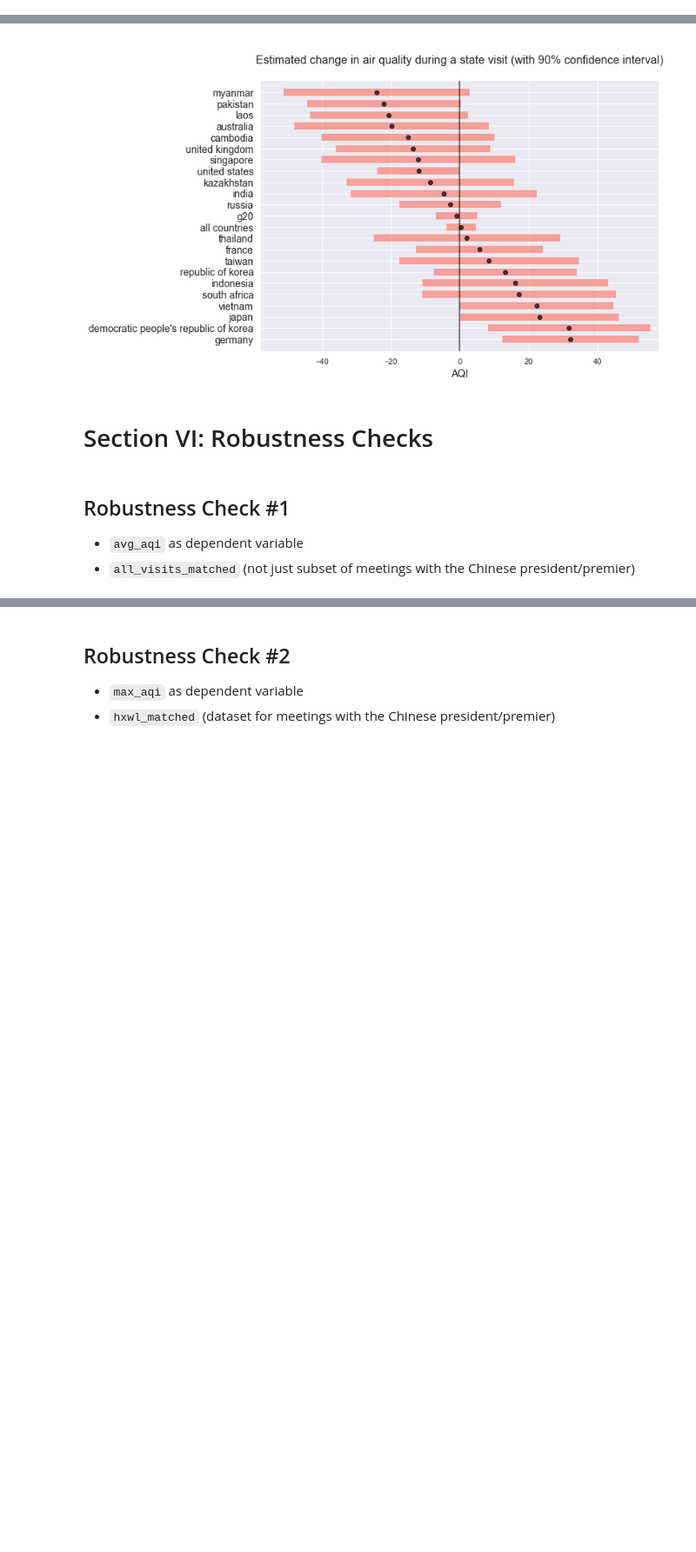
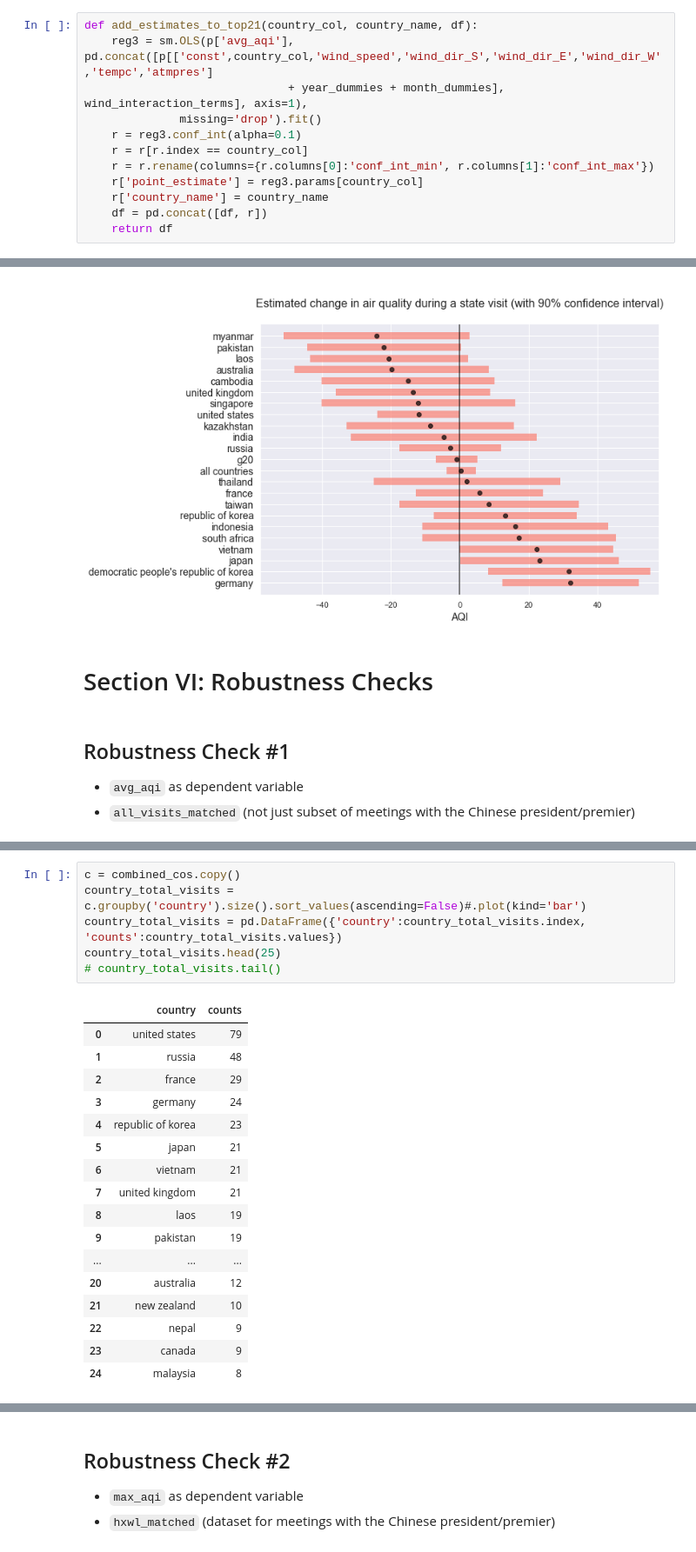
Before and after one commit to yontartu/wuran, a Jupyter notebook: beijing_aqi_analysis.ipynb, the cells around one changed output, grey strips where cells are left out. Shown at 87% size. Saved outputs shown, nothing was run; the diff lists cells and outputs as text; blank space fills up the shorter version.

```diff
--- a/beijing_aqi_analysis.ipynb
+++ b/beijing_aqi_analysis.ipynb
@@ -2373,0 +2283,12 @@ for country in top_21_countries:
+# %%
+def add_estimates_to_top21(country_col, country_name, df):
+    reg3 = sm.OLS(p['avg_aqi'], pd.concat([p[['const',country_col,'wind_speed','wind_dir_S','wind_dir_E','wind_dir_W','tempc','atmpres']
+                              + year_dummies + month_dummies], wind_interaction_terms], axis=1),
+              missing='drop').fit()
+    r = reg3.conf_int(alpha=0.1)
+    r = r[r.index == country_col]
+    r = r.rename(columns={r.columns[0]:'conf_int_min', r.columns[1]:'conf_int_max'})
+    r['point_estimate'] = reg3.params[country_col]
+    r['country_name'] = country_name
+    df = pd.concat([df, r])
+    return df
@@ -2617,0 +2717,24 @@ def run_regressions_for_country(country_name, filenumber):
+# %%
+c = combined_cos.copy()
+country_total_visits = c.groupby('country').size().sort_values(ascending=False)#.plot(kind='bar')
+country_total_visits = pd.DataFrame({'country':country_total_visits.index, 'counts':country_total_visits.values})
+country_total_visits.head(25)
+# country_total_visits.tail()
+# %% [output]
+|  | country | counts |
+| 0 | united states | 79 |
+| 1 | russia | 48 |
+| 2 | france | 29 |
+| 3 | germany | 24 |
+| 4 | republic of korea | 23 |
+| 5 | japan | 21 |
+| 6 | vietnam | 21 |
+| 7 | united kingdom | 21 |
+| 8 | laos | 19 |
+| 9 | pakistan | 19 |
+| ... | ... | ... |
+| 20 | australia | 12 |
+| 21 | new zealand | 10 |
+| 22 | nepal | 9 |
+| 23 | canada | 9 |
+| 24 | malaysia | 8 |
```
Also changed, not shown: parts of 63 cells of this notebook, 26 other files.
